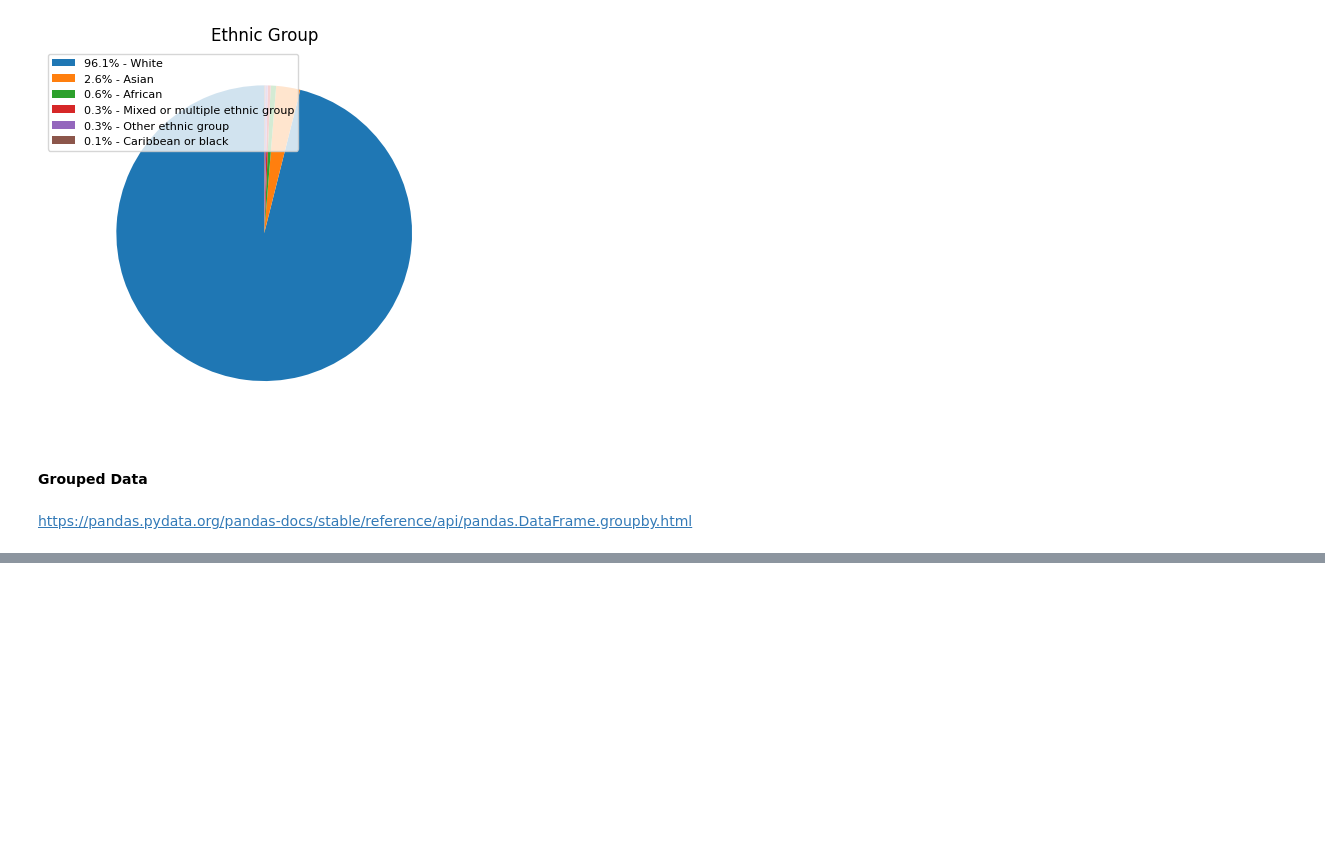
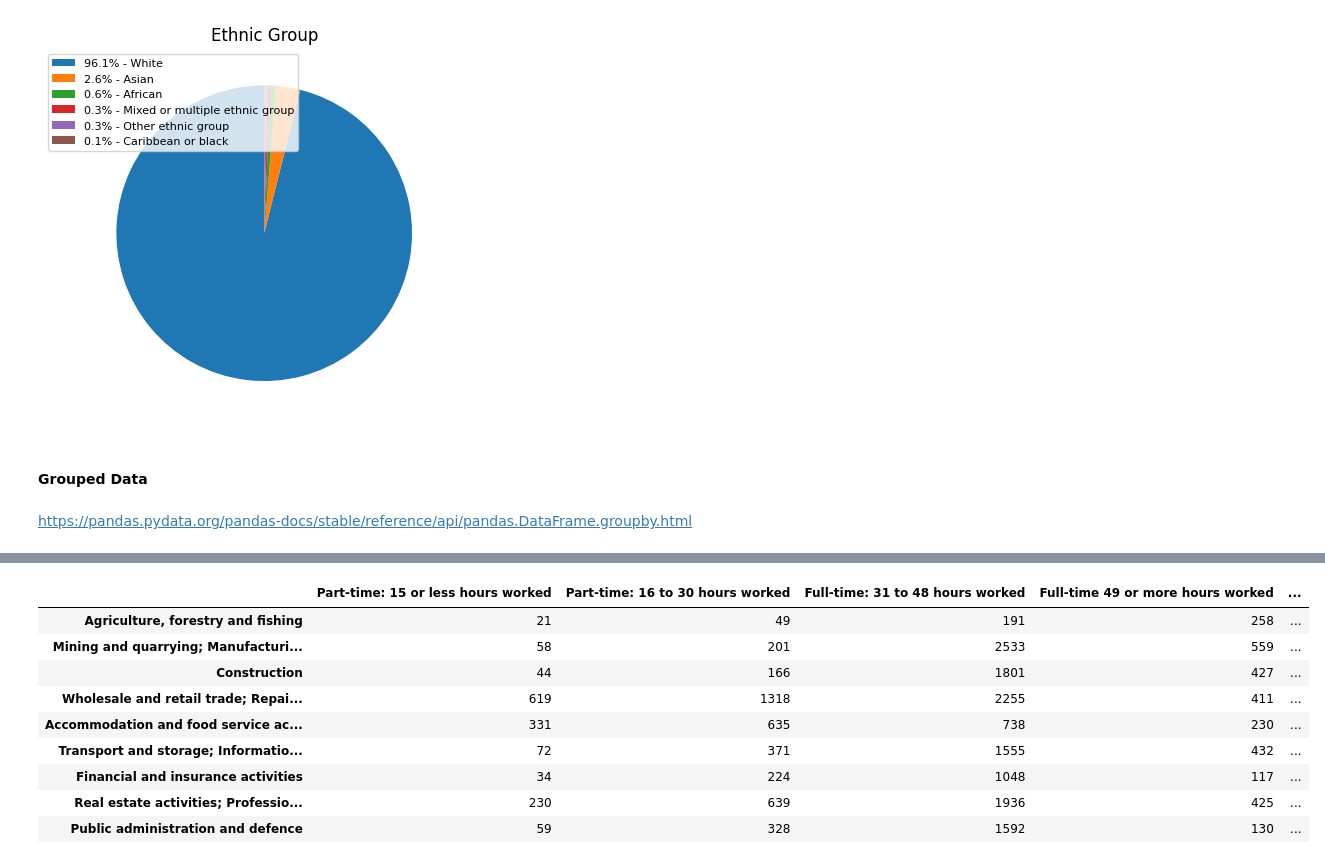
Before and after one commit to awesometillman/census, a Jupyter notebook: notebooks/notebook.ipynb, the cells around one changed output, grey strips where cells are left out. Drawn from its saved outputs; the diff is of its cells as text; code cells hidden in the pictures; blank space fills up the shorter version.

```diff
--- a/notebooks/notebook.ipynb
+++ b/notebooks/notebook.ipynb
@@ -245,0 +288,25 @@ https://pandas.pydata.org/pandas-docs/stable/reference/api/pandas.DataFrame.grou
+# %%
+newcols = []
+for col in ind_vs_hr.columns:
+    newcols.append(meanings_df.loc["Hours_Worked_Per_Week"]["Dictionary"][str(col)])
+
+ind_vs_hr.columns = newcols
+
+newindex = []
+for index in ind_vs_hr.index:
+    newindex.append(meanings_df.loc["industry"]["Dictionary"][str(index)])
+
+ind_vs_hr.index = newindex
+
+ind_vs_hr
+# %% [output]
+|  | Part-time: 15 or less hours worked | Part-time: 16 to 30 hours worked | Full-time: 31 to 48 hours worked | Full-time 49 or more hours worked | ... |
+| Agriculture, forestry and fishing | 21 | 49 | 191 | 258 | ... |
+| Mining and quarrying; Manufacturi... | 58 | 201 | 2533 | 559 | ... |
+| Construction | 44 | 166 | 1801 | 427 | ... |
+| Wholesale and retail trade; Repai... | 619 | 1318 | 2255 | 411 | ... |
+| Accommodation and food service ac... | 331 | 635 | 738 | 230 | ... |
+| Transport and storage; Informatio... | 72 | 371 | 1555 | 432 | ... |
+| Financial and insurance activities | 34 | 224 | 1048 | 117 | ... |
+| Real estate activities; Professio... | 230 | 639 | 1936 | 425 | ... |
+| Public administration and defence | 59 | 328 | 1592 | 130 | ... |
```
Also changed, not shown: parts of 3 cells of this notebook.
